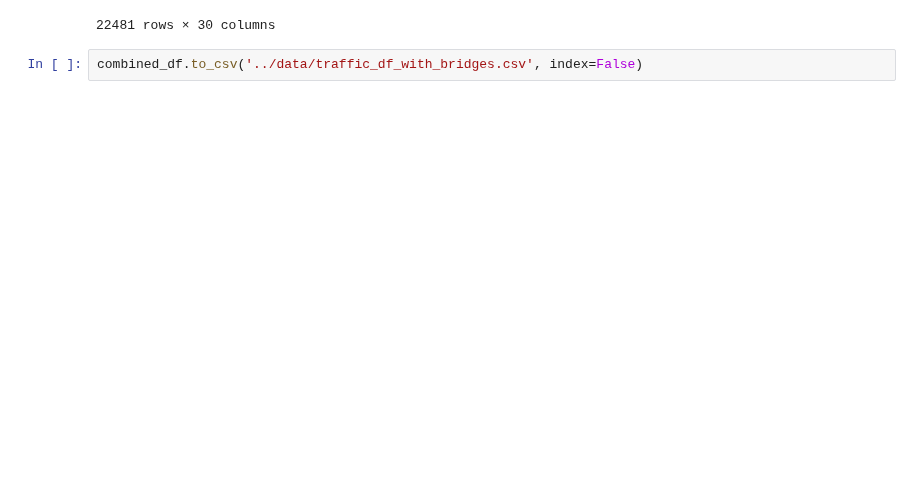
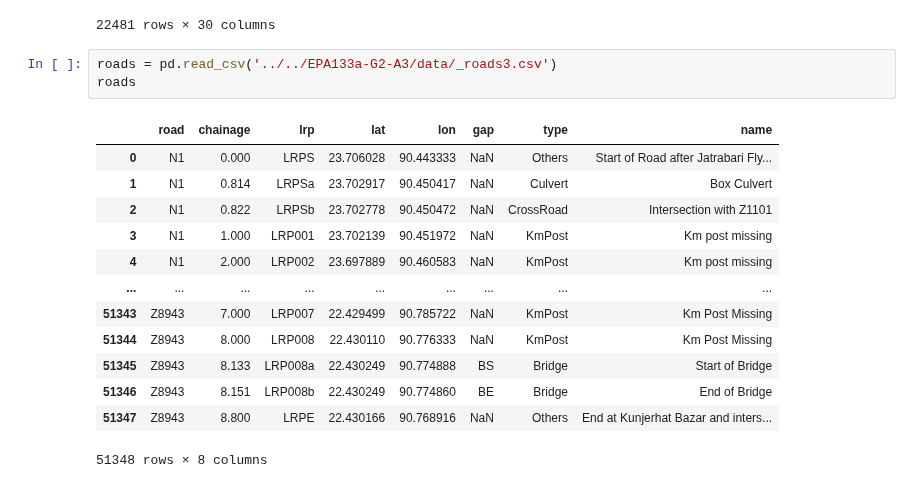
Before and after one commit to JulianvanRie/Advanced_Simulation_AS3, a Jupyter notebook: EPA133a-G2-A4/model/Sven_doet_dingen_A4.ipynb, the cells around one changed output. Saved outputs shown, nothing was run; the diff lists cells and outputs as text; blank space fills up the shorter version.

```diff
--- a/EPA133a-G2-A4/model/Sven_doet_dingen_A4.ipynb
+++ b/EPA133a-G2-A4/model/Sven_doet_dingen_A4.ipynb
@@ -120,5 +121,20 @@ combined_df
 | 22479 | NaN | NaN | NaN | NaN | 8.104 | NaN | NaN | NaN | NaN | NaN | ... |
 | 22480 | NaN | . | NaN | NaN | 8.609 | NaN | NaN | NaN | NaN | NaN | ... |
 22481 rows × 30 columns
-# %%
-combined_df.to_csv('../data/traffic_df_with_bridges.csv', index=False)
+# %%
+roads = pd.read_csv('../../EPA133a-G2-A3/data/_roads3.csv')
+roads
+# %% [output]
+|  | road | chainage | lrp | lat | lon | gap | type | name |
+| 0 | N1 | 0.000 | LRPS | 23.706028 | 90.443333 | NaN | Others | Start of Road after Jatrabari Fly... |
+| 1 | N1 | 0.814 | LRPSa | 23.702917 | 90.450417 | NaN | Culvert | Box Culvert |
+| 2 | N1 | 0.822 | LRPSb | 23.702778 | 90.450472 | NaN | CrossRoad | Intersection with Z1101 |
+| 3 | N1 | 1.000 | LRP001 | 23.702139 | 90.451972 | NaN | KmPost | Km post missing |
+| 4 | N1 | 2.000 | LRP002 | 23.697889 | 90.460583 | NaN | KmPost | Km post missing |
+| ... | ... | ... | ... | ... | ... | ... | ... | ... |
+| 51343 | Z8943 | 7.000 | LRP007 | 22.429499 | 90.785722 | NaN | KmPost | Km Post Missing |
+| 51344 | Z8943 | 8.000 | LRP008 | 22.430110 | 90.776333 | NaN | KmPost | Km Post Missing |
+| 51345 | Z8943 | 8.133 | LRP008a | 22.430249 | 90.774888 | BS | Bridge | Start of Bridge |
+| 51346 | Z8943 | 8.151 | LRP008b | 22.430249 | 90.774860 | BE | Bridge | End of Bridge |
+| 51347 | Z8943 | 8.800 | LRPE | 22.430166 | 90.768916 | NaN | Others | End at Kunjerhat Bazar and inters... |
+51348 rows × 8 columns
```
Also changed, not shown: parts of 3 cells of this notebook, 2 other files.
